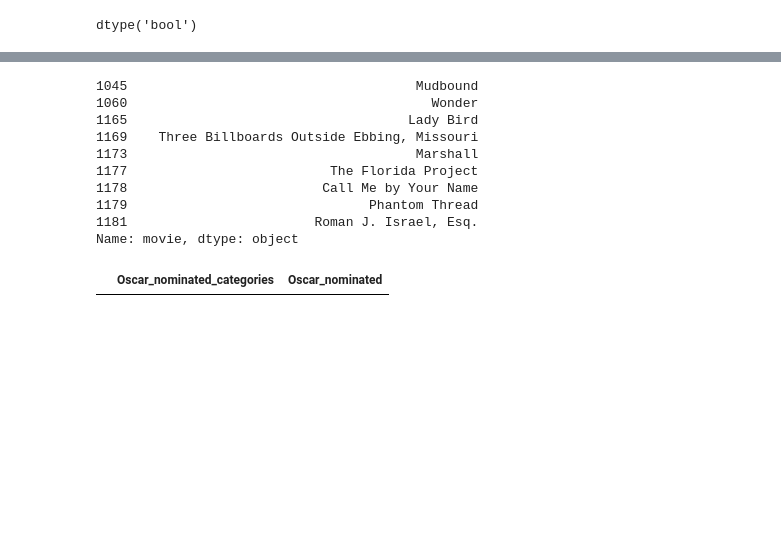
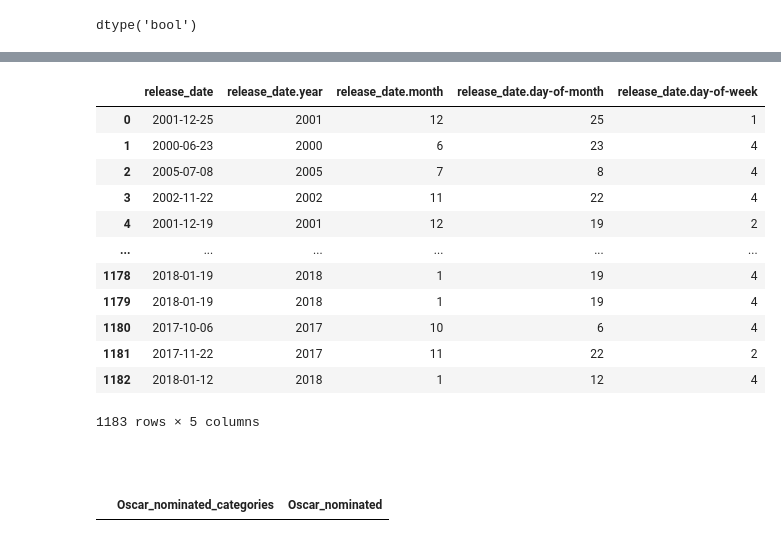
Before and after one commit to ryandecamp/CMSC320FinalProject, a Jupyter notebook: checkpoint_2.ipynb, the cells around one changed output, grey strips where cells are left out. Saved outputs shown, nothing was run; the diff lists cells and outputs as text; code cells hidden in the pictures; blank space fills up the shorter version.

Commit message:
simplify code, align day-of-week

```diff
--- a/checkpoint_2.ipynb
+++ b/checkpoint_2.ipynb
@@ -69,57 +142,22 @@ dtype('<M8[ns]')
-# %%
-no_release_date = movie_df["release_date"].isna()
-
-no_year = (movie_df["release_date.year"] == 0)
-no_month = (movie_df["release_date.month"] == 0)
-no_day_month = (movie_df["release_date.day-of-month"] == 0)
-no_day_week = (movie_df["release_date.day-of-week"] == 0)
-
-# assert all refer to the same rows
-assert ((no_release_date == no_year).all()
-        and (no_year == no_month).all()
-        and (no_month == no_day_month).all()
-        and (no_day_month == no_day_week).all())
-
-# get movies without entered release dates
-movie_df[movie_df["release_date"].isna()]["movie"]
-# %% [output]
-1045                                     Mudbound
-1060                                       Wonder
-1165                                    Lady Bird
-1169    Three Billboards Outside Ebbing, Missouri
-1173                                     Marshall
-1177                          The Florida Project
-1178                         Call Me by Your Name
-1179                               Phantom Thread
-1181                        Roman J. Israel, Esq.
-Name: movie, dtype: object
-# %%
-# TODO: fill in this information manually? It's only nine movies.
-
-movie_release_dict = {
-    "Mudbound": pd.to_datetime("2017-11-17", yearfirst=True, dayfirst=False),
-    "Wonder": pd.to_datetime("2017-11-17", yearfirst=True, dayfirst=False),
-    "Lady Bird": pd.to_datetime("2017-12-1", yearfirst=True, dayfirst=False),
-    "Three Billboards Outside Ebbing, Missouri": pd.to_datetime("2017-12-1", yearfirst=True, dayfirst=False),
-    "Marshall": pd.to_datetime("2017-10-13", yearfirst=True, dayfirst=False),
-    "The Florida Project": pd.to_datetime("2017-11-10", yearfirst=True, dayfirst=False),
-    "Call Me by Your Name": pd.to_datetime("2018-1-19", yearfirst=True, dayfirst=False),
-    "Phantom Thread": pd.to_datetime("2018-1-19", yearfirst=True, dayfirst=False),
-    "Roman J. Israel, Esq.": pd.to_datetime("2017-11-22", yearfirst=True, dayfirst=False),
-}
-
-# fill missing release dates
-no_release_date = movie_df["release_date"].isna()
-movie_df.loc[no_release_date, "release_date"] = movie_df["movie"].map(movie_release_dict)
-
-# Extract year, month, and day only for the rows in no_release_date
-movie_df.loc[no_release_date, "release_date.year"] = movie_df["release_date"].dt.year
-movie_df.loc[no_release_date, "release_date.month"] = movie_df["release_date"].dt.month
-movie_df.loc[no_release_date, "release_date.day-of-month"] = movie_df["release_date"].dt.day
-
-# NOTE: where "release_date.day-of-week" is 0, "release_date" was not provided.
-# dt.weekday + 1 is used because Monday is set to 1 in this dataset.
-movie_df.loc[movie_df["release_date.day-of-week"] == 0, "release_date.day-of-week"] = movie_df["release_date"].dt.weekday + 1
+# %%
+# inspect manually
+movie_df[["release_date", "release_date.year", "release_date.month", "release_date.day-of-month", "release_date.day-of-week"]]
+# %% [output]
+|  | release_date | release_date.year | release_date.month | release_date.day-of-month | release_date.day-of-week |
+| 0 | 2001-12-25 | 2001 | 12 | 25 | 1 |
+| 1 | 2000-06-23 | 2000 | 6 | 23 | 4 |
+| 2 | 2005-07-08 | 2005 | 7 | 8 | 4 |
+| 3 | 2002-11-22 | 2002 | 11 | 22 | 4 |
+| 4 | 2001-12-19 | 2001 | 12 | 19 | 2 |
+| ... | ... | ... | ... | ... | ... |
+| 1178 | 2018-01-19 | 2018 | 1 | 19 | 4 |
+| 1179 | 2018-01-19 | 2018 | 1 | 19 | 4 |
+| 1180 | 2017-10-06 | 2017 | 10 | 6 | 4 |
+| 1181 | 2017-11-22 | 2017 | 11 | 22 | 2 |
+| 1182 | 2018-01-12 | 2018 | 1 | 12 | 4 |
+1183 rows × 5 columns
+# %% [markdown]
+####
 # %%
 # convert "categories" nominated/won from strings to lists of strings
 for column in movie_df.columns:
```
Also changed, not shown: parts of 7 cells of this notebook.
